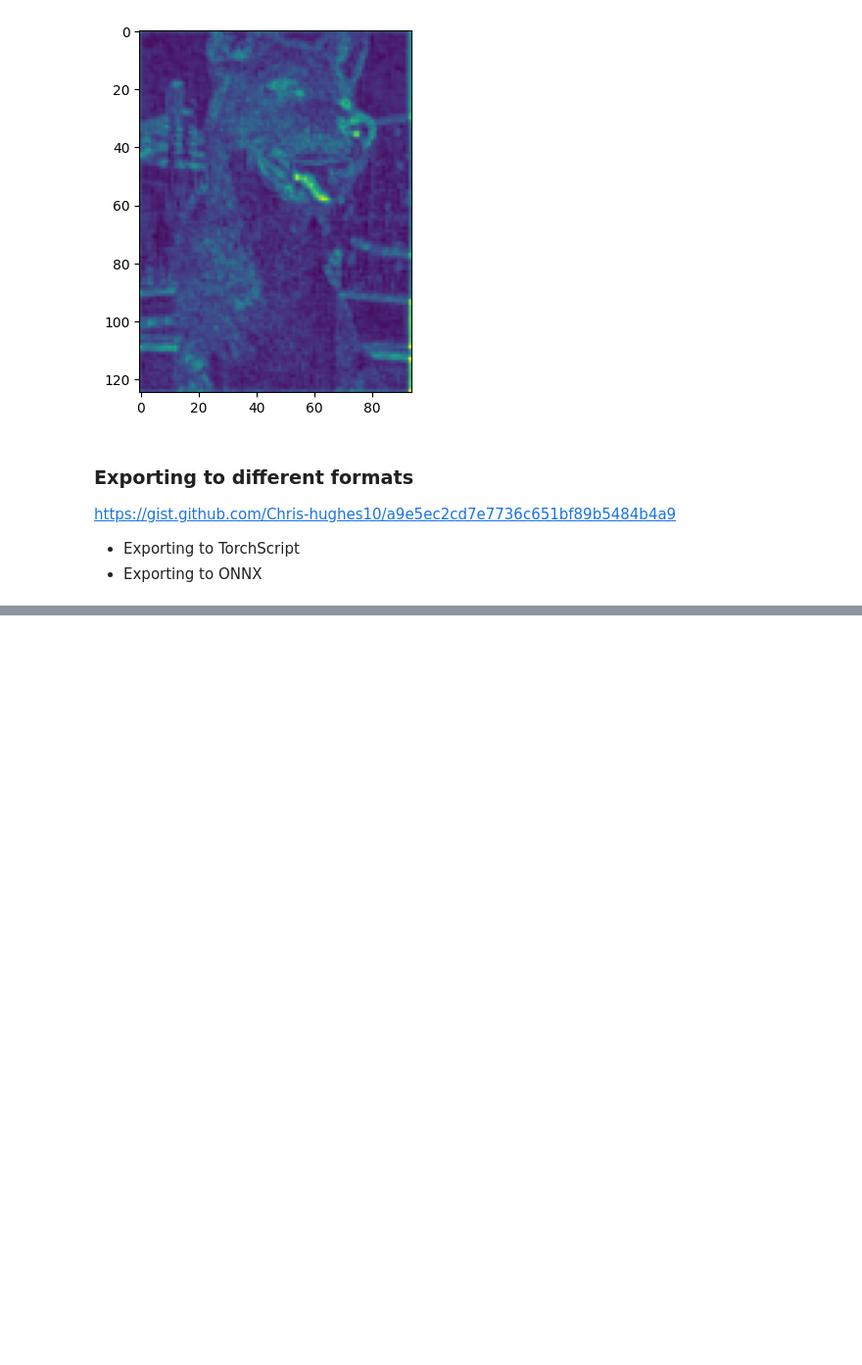
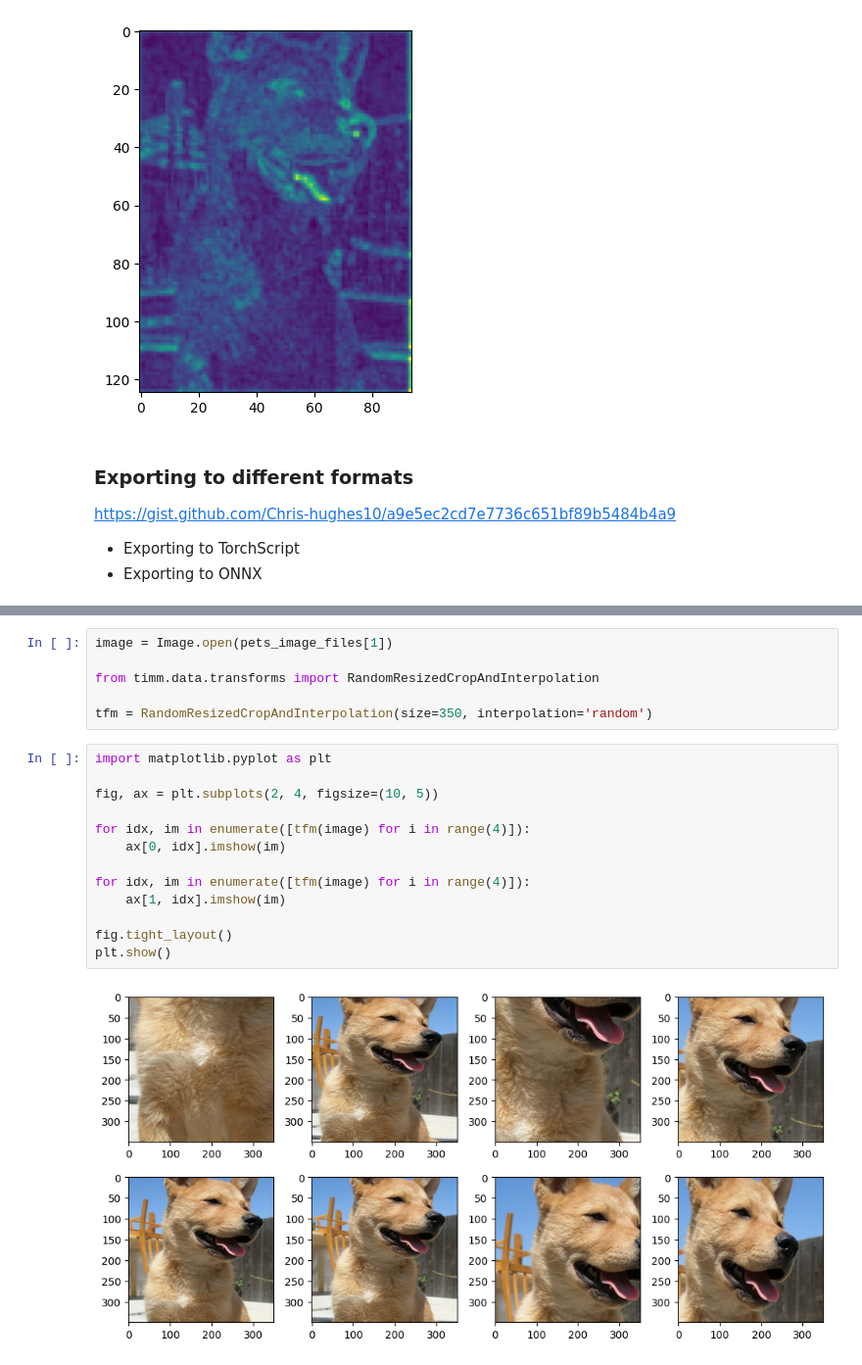
Before and after one commit to NguyenDuyCuong/Learning, a Jupyter notebook: machine-learning/playground/use-timm.ipynb, the cells around one changed output, grey strips where cells are left out. Shown at 98% size. Drawn from its saved outputs; the diff is of its cells as text; blank space fills up the shorter version.

Commit message:
Data  Agumentation

```diff
--- a/machine-learning/playground/use-timm.ipynb
+++ b/machine-learning/playground/use-timm.ipynb
@@ -294,0 +318,21 @@ https://gist.github.com/Chris-hughes10/a9e5ec2cd7e7736c651bf89b5484b4a9
+# %%
+image = Image.open(pets_image_files[1])
+
+from timm.data.transforms import RandomResizedCropAndInterpolation
+
+tfm = RandomResizedCropAndInterpolation(size=350, interpolation='random')
+# %%
+import matplotlib.pyplot as plt
+
+fig, ax = plt.subplots(2, 4, figsize=(10, 5))
+
+for idx, im in enumerate([tfm(image) for i in range(4)]):
+    ax[0, idx].imshow(im)
+
+for idx, im in enumerate([tfm(image) for i in range(4)]):
+    ax[1, idx].imshow(im)
+
+fig.tight_layout()
+plt.show()
+# %% [output]
+[figure, added]
```
Also changed, not shown: parts of 18 cells of this notebook.
